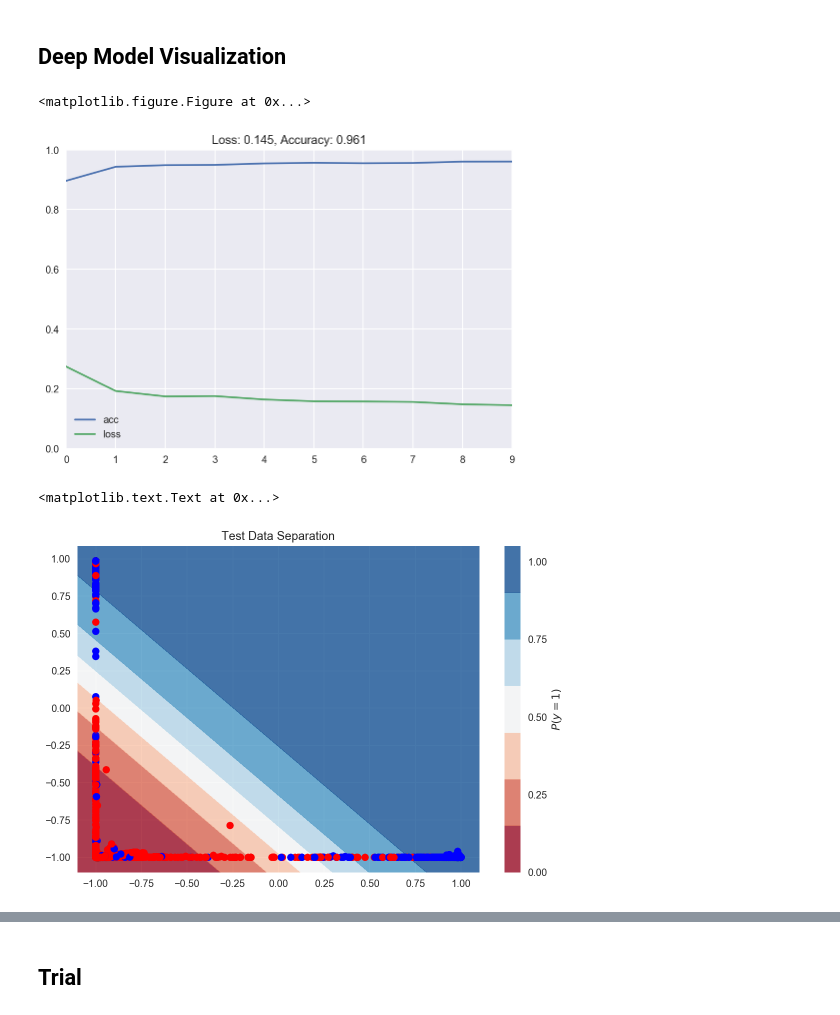
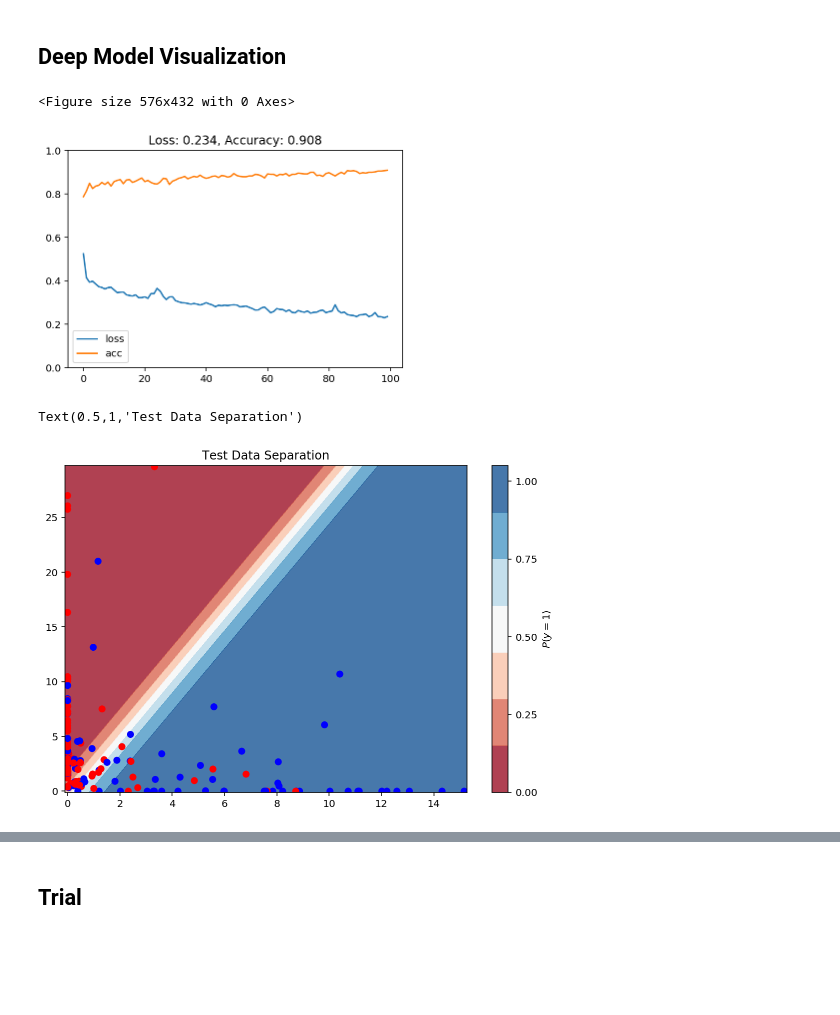
Before and after one commit to emily-tew/Applied-Deep-Learning-with-Keras, a Jupyter notebook: notebooks/Part 2 - Case Studies.ipynb, the cells around one changed output, grey strips where cells are left out. Cells and saved outputs as stored; diff of their text form; code cells hidden in the pictures; blank space fills up the shorter version.

Commit message:
Changed data etc

```diff
--- a/notebooks/Part 2 - Case Studies.ipynb
+++ b/notebooks/Part 2 - Case Studies.ipynb
@@ -251,0 +220,5 @@ Name: Age, Length: 714, dtype: float64
+# %%
+rawdf.describe()
+titanic = rawdf.drop(['PassengerId', 'Cabin', 'Name', 'Ticket'], axis=1)
+# %%
+titanic = titanic.dropna(axis=0)#fillna(titanic['Age'].mean())
@@ -275,11 +265,11 @@ plt.tight_layout()
 # %%
-df = rawdf.copy()
+df = titanic.copy()
 
 ss = StandardScaler()
-scale_features = ['average_monthly_hours', 'number_project', 'time_spend_company']
+scale_features = ['Age', 'Fare', 'Parch', 'SibSp', 'Pclass']
 df[scale_features] = ss.fit_transform(df[scale_features])
 
-categorical_features = ['sales', 'salary']
+categorical_features = ['Embarked', 'Sex']
 df_cat = pd.get_dummies(df[categorical_features])
 df = df.drop(categorical_features, axis=1)
 df = pd.concat([df, df_cat], axis=1)
@@ -315,7 +296,7 @@ df.describe()
 # %%
-X = df.drop('left', axis=1).values
-y = df['left'].values
+X = df.drop('Survived', axis=1).values
+y = df['Survived'].values
 
-X_train, X_test, y_train, y_test = train_test_split(X, y, test_size=0.3, random_state=0)
+X_train, X_test, y_train, y_test = train_test_split(X, y, test_size=0.25, random_state=0)
 print(X_train.shape, y_train.shape, X_test.shape, y_test.shape)
 # %% [output]
@@ -403,18 +391,18 @@ print("Accuracy: %0.2f%% (+/- %0.2f%%)" % (100*scores.mean(), 100*scores.std()*2
 ## Deep Model Visualization
 # %%
 deep_model_vis = Sequential()
-deep_model_vis.add(Dense(64, input_shape=(X_train.shape[1],), activation='tanh'))
-deep_model_vis.add(Dense(16, activation='tanh'))
-deep_model_vis.add(Dense(2, activation='tanh'))
+deep_model_vis.add(Dense(64, input_shape=(X_train.shape[1],), activation='relu'))
+deep_model_vis.add(Dense(16, activation='relu'))
+deep_model_vis.add(Dense(2, activation='relu'))
 deep_model_vis.add(Dense(1, activation='sigmoid'))
 
 deep_model_vis.compile(Adam(lr=0.01), 'binary_crossentropy', metrics=['accuracy'])
 
-history = deep_model_vis.fit(X_train, y_train, verbose=0, epochs=10)
+history = deep_model_vis.fit(X_train, y_train, verbose=0, epochs=100)
 plot_loss_accuracy(history)
 # %% [output]
-<matplotlib.figure.Figure at 0x...>
+<Figure size 576x432 with 0 Axes>
-[figure, old version]
+[figure, new version]
 # %%
 # input to 2-D mapping
 inp1 = deep_model_vis.layers[0].input
@@ -430,8 +418,8 @@ features = func1([X_test])[0]
 plot_decision_boundary(lambda x: func2([x])[0], features, y_test)
 plt.title('Test Data Separation')
 # %% [output]
-<matplotlib.text.Text at 0x...>
+Text(0.5,1,'Test Data Separation')
-[figure, old version]
+[figure, new version]
 # %%
 y_pred = deep_model_vis.predict_classes(X_test, verbose=0)
 print(classification_report(y_test, y_pred))
```
Also changed, not shown: parts of 21 cells of this notebook, 1 other file.
